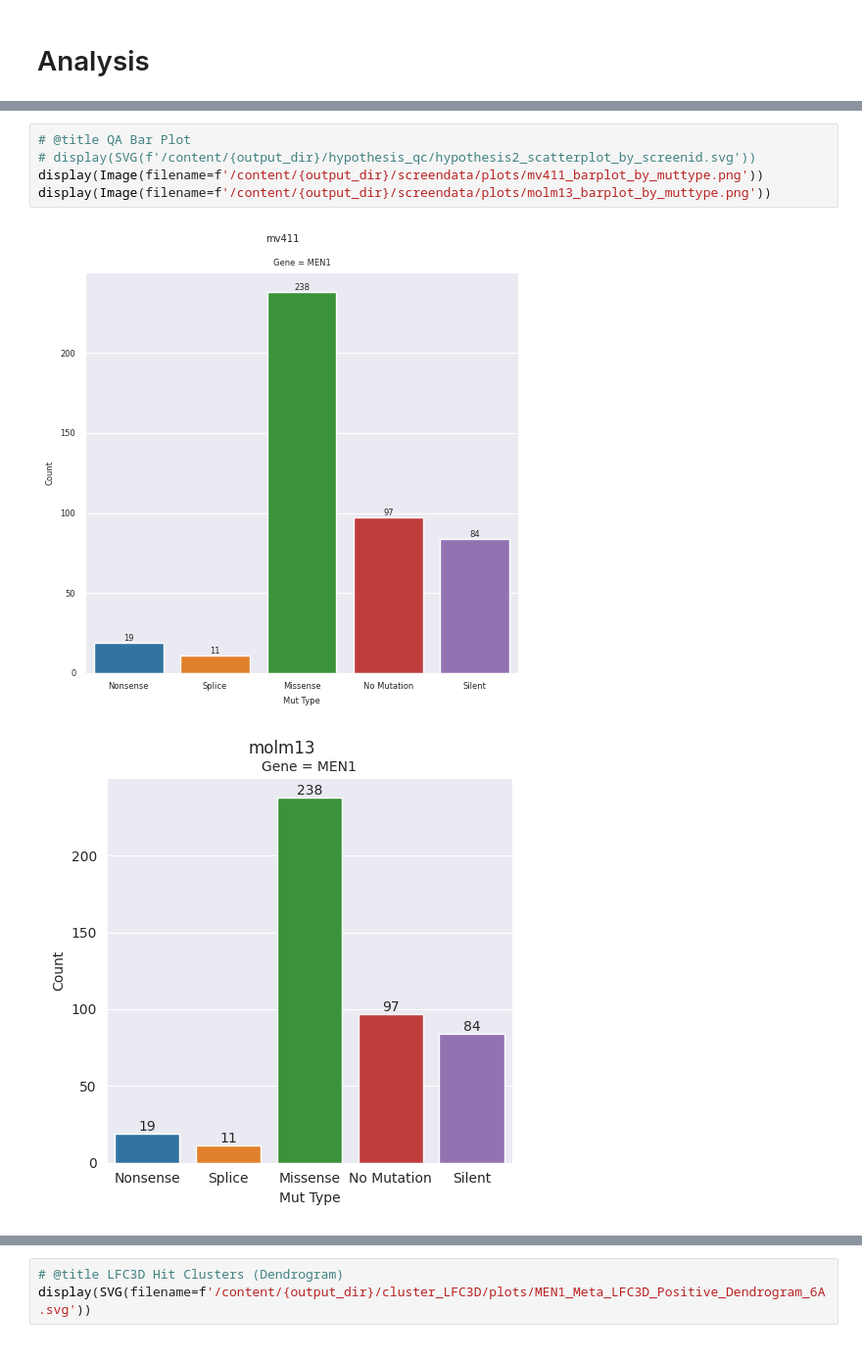
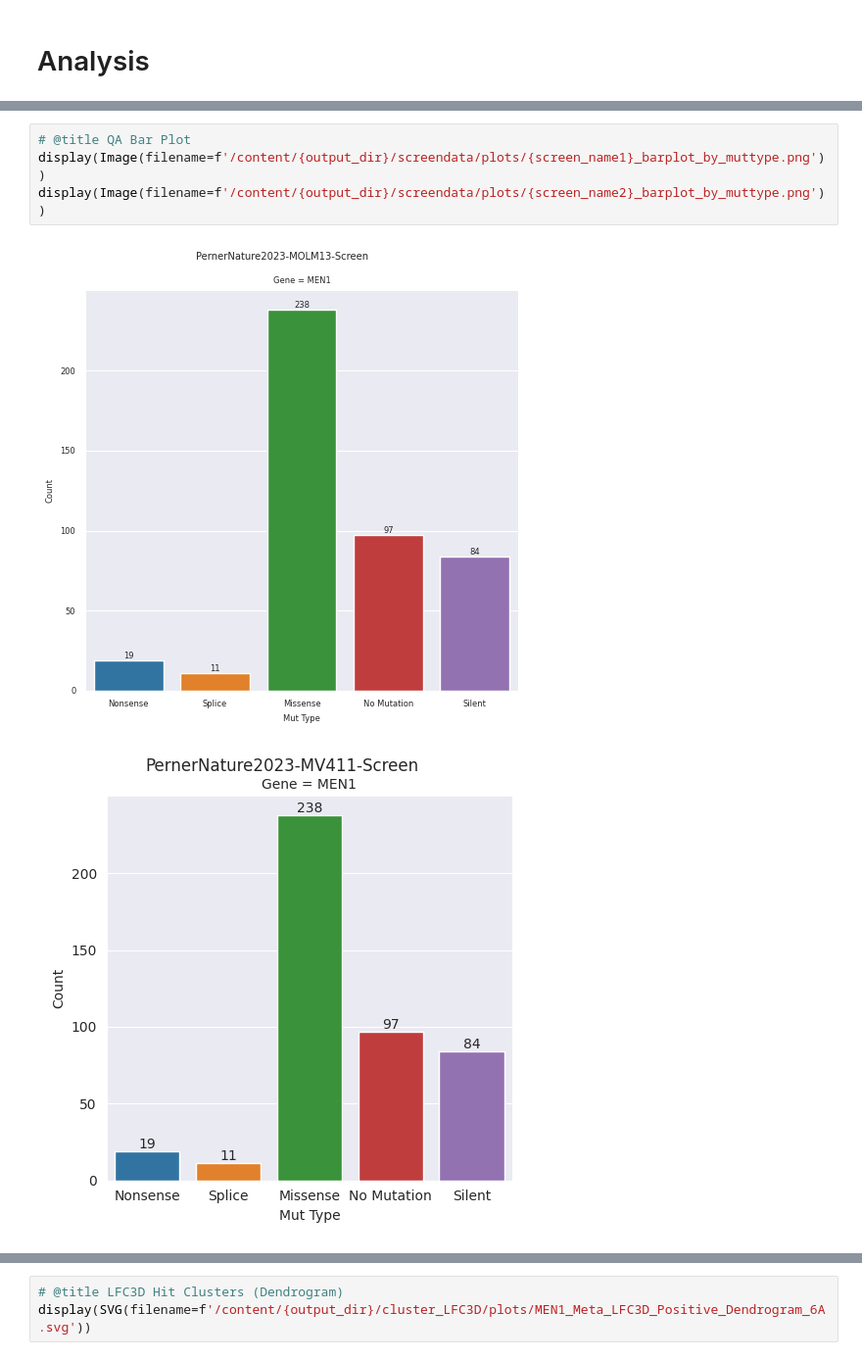
Before and after one commit to broadinstitute/BE3D, a Jupyter notebook: examples/BEClust3Dv5-MultipleScreens-Notebook.ipynb, the cells around one changed output, grey strips where cells are left out. Shown at 98% size. Drawn from its saved outputs; the diff is of its cells as text.

```diff
--- a/examples/BEClust3Dv5-MultipleScreens-Notebook.ipynb
+++ b/examples/BEClust3Dv5-MultipleScreens-Notebook.ipynb
@@ -816,11 +841,10 @@ fig.show()
 [interactive output not drawn]
 # %%
 # @title QA Bar Plot
-# display(SVG(f'/content/{output_dir}/hypothesis_qc/hypothesis2_scatterplot_by_screenid.svg'))
-display(Image(filename=f'/content/{output_dir}/screendata/plots/mv411_barplot_by_muttype.png'))
-display(Image(filename=f'/content/{output_dir}/screendata/plots/molm13_barplot_by_muttype.png'))
+display(Image(filename=f'/content/{output_dir}/screendata/plots/{screen_name1}_barplot_by_muttype.png'))
+display(Image(filename=f'/content/{output_dir}/screendata/plots/{screen_name2}_barplot_by_muttype.png'))
 # %% [output]
-[figure, old version]
+[figure, new version]
-[figure, old version]
+[figure, new version]
 # %%
 # @title QA Violin Plot
```
Also changed, not shown: parts of 15 cells of this notebook.
